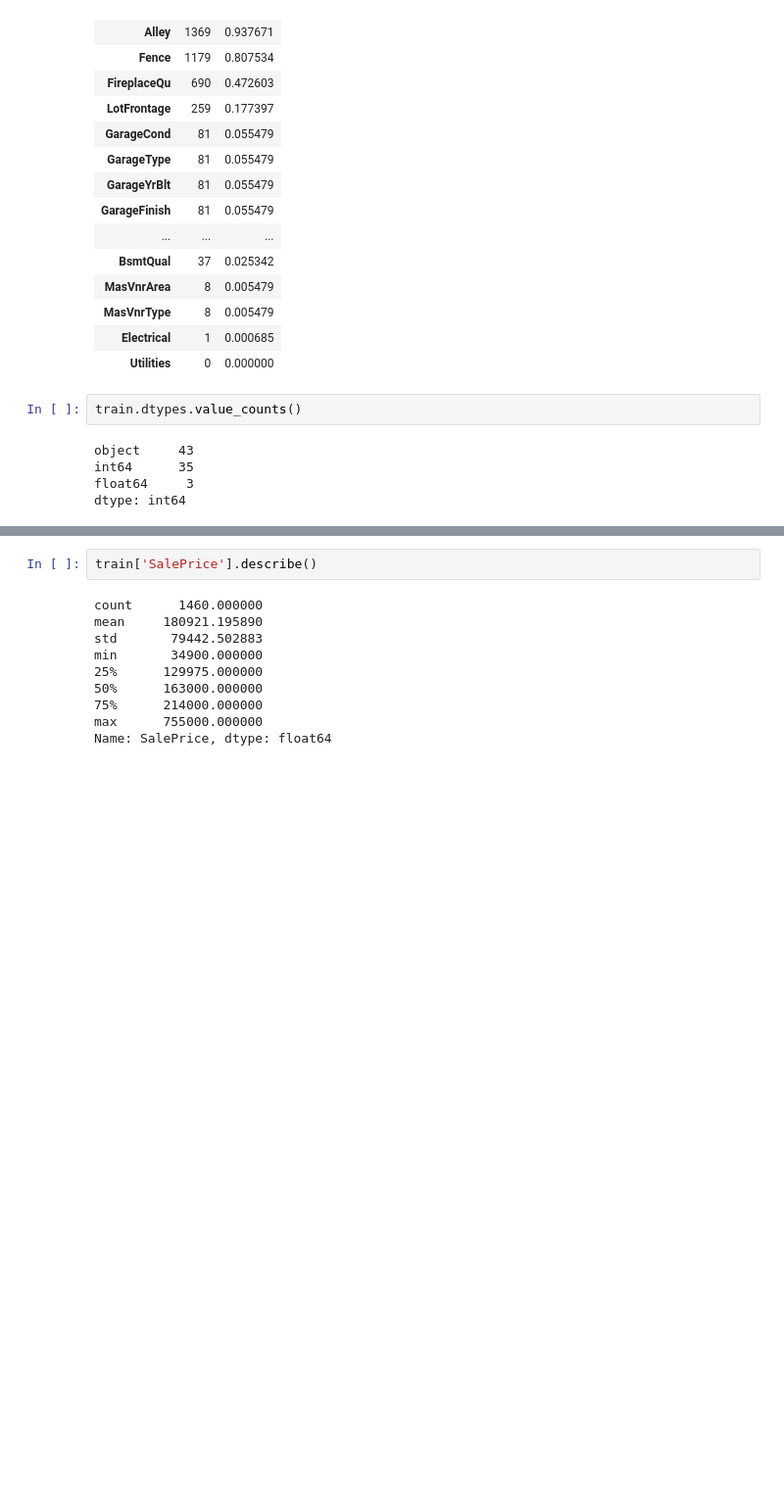
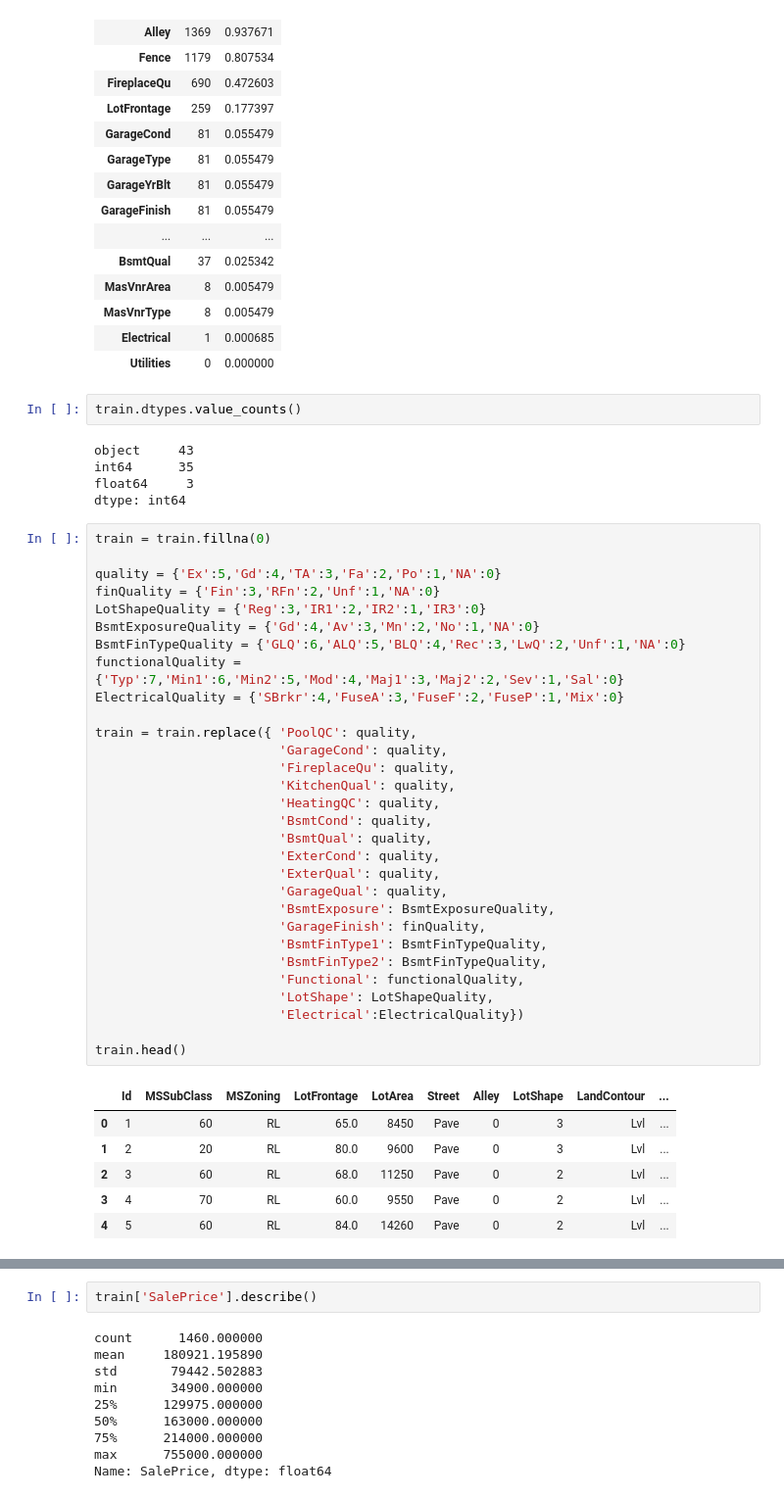
Before and after one commit to PratsNathan/house-prices-advanced-regression-techniques, a Jupyter notebook: main.ipynb, the cells around one changed output, grey strips where cells are left out. Shown: that part at 98% size. Drawn from its saved outputs; the diff is of its cells as text; blank space fills up the shorter version.

```diff
--- a/main.ipynb
+++ b/main.ipynb
@@ -85,3 +85,40 @@ object     43
 int64      35
 float64     3
 dtype: int64
+# %%
+train = train.fillna(0)
+
+quality = {'Ex':5,'Gd':4,'TA':3,'Fa':2,'Po':1,'NA':0}
+finQuality = {'Fin':3,'RFn':2,'Unf':1,'NA':0}
+LotShapeQuality = {'Reg':3,'IR1':2,'IR2':1,'IR3':0}
+BsmtExposureQuality = {'Gd':4,'Av':3,'Mn':2,'No':1,'NA':0}
+BsmtFinTypeQuality = {'GLQ':6,'ALQ':5,'BLQ':4,'Rec':3,'LwQ':2,'Unf':1,'NA':0}
+functionalQuality = {'Typ':7,'Min1':6,'Min2':5,'Mod':4,'Maj1':3,'Maj2':2,'Sev':1,'Sal':0}
+ElectricalQuality = {'SBrkr':4,'FuseA':3,'FuseF':2,'FuseP':1,'Mix':0}
+
+train = train.replace({ 'PoolQC': quality,
+                        'GarageCond': quality,
+                        'FireplaceQu': quality,
+                        'KitchenQual': quality,
+                        'HeatingQC': quality,
+                        'BsmtCond': quality,
+                        'BsmtQual': quality,
+                        'ExterCond': quality,
+                        'ExterQual': quality,
+                        'GarageQual': quality,
+                        'BsmtExposure': BsmtExposureQuality,
+                        'GarageFinish': finQuality,
+                        'BsmtFinType1': BsmtFinTypeQuality,
+                        'BsmtFinType2': BsmtFinTypeQuality,
+                        'Functional': functionalQuality,
+                        'LotShape': LotShapeQuality,
+                        'Electrical':ElectricalQuality})
+
+train.head()
+# %% [output]
+|  | Id | MSSubClass | MSZoning | LotFrontage | LotArea | Street | Alley | LotShape | LandContour | ... |
+| 0 | 1 | 60 | RL | 65.0 | 8450 | Pave | 0 | 3 | Lvl | ... |
+| 1 | 2 | 20 | RL | 80.0 | 9600 | Pave | 0 | 3 | Lvl | ... |
+| 2 | 3 | 60 | RL | 68.0 | 11250 | Pave | 0 | 2 | Lvl | ... |
+| 3 | 4 | 70 | RL | 60.0 | 9550 | Pave | 0 | 2 | Lvl | ... |
+| 4 | 5 | 60 | RL | 84.0 | 14260 | Pave | 0 | 2 | Lvl | ... |
```
Also changed, not shown: parts of 12 cells of this notebook.
